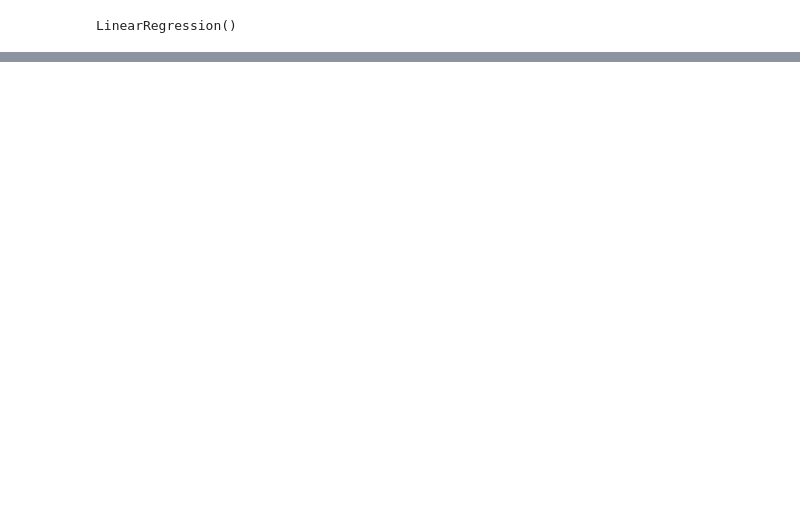
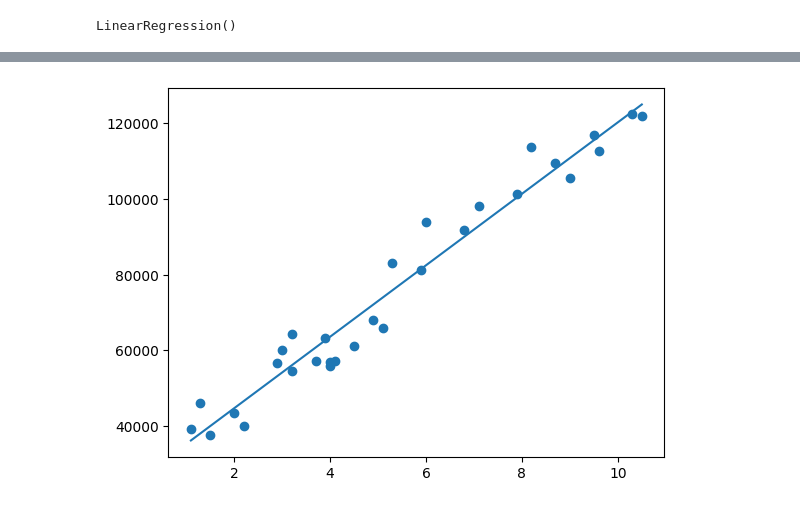
Before and after one commit to ghosh-vishnu/Machine-Learning, a Jupyter notebook: Day_01.ipynb, the cells around one changed output, grey strips where cells are left out. Saved outputs shown, nothing was run; the diff lists cells and outputs as text; code cells hidden in the pictures; blank space fills up the shorter version.

```diff
--- a/Day_01.ipynb
+++ b/Day_01.ipynb
@@ -220 +238,3 @@ plt.show()
 [figure]
+# %%
+predict=model.predict(x)
@@ -220,0 +252,6 @@ plt.show()
+# %%
+plt.scatter(x,y)
+plt.plot(x,predict)
+plt.show()
+# %% [output]
+[figure, added]
```
Also changed, not shown: parts of 24 cells of this notebook, 1 other file.
